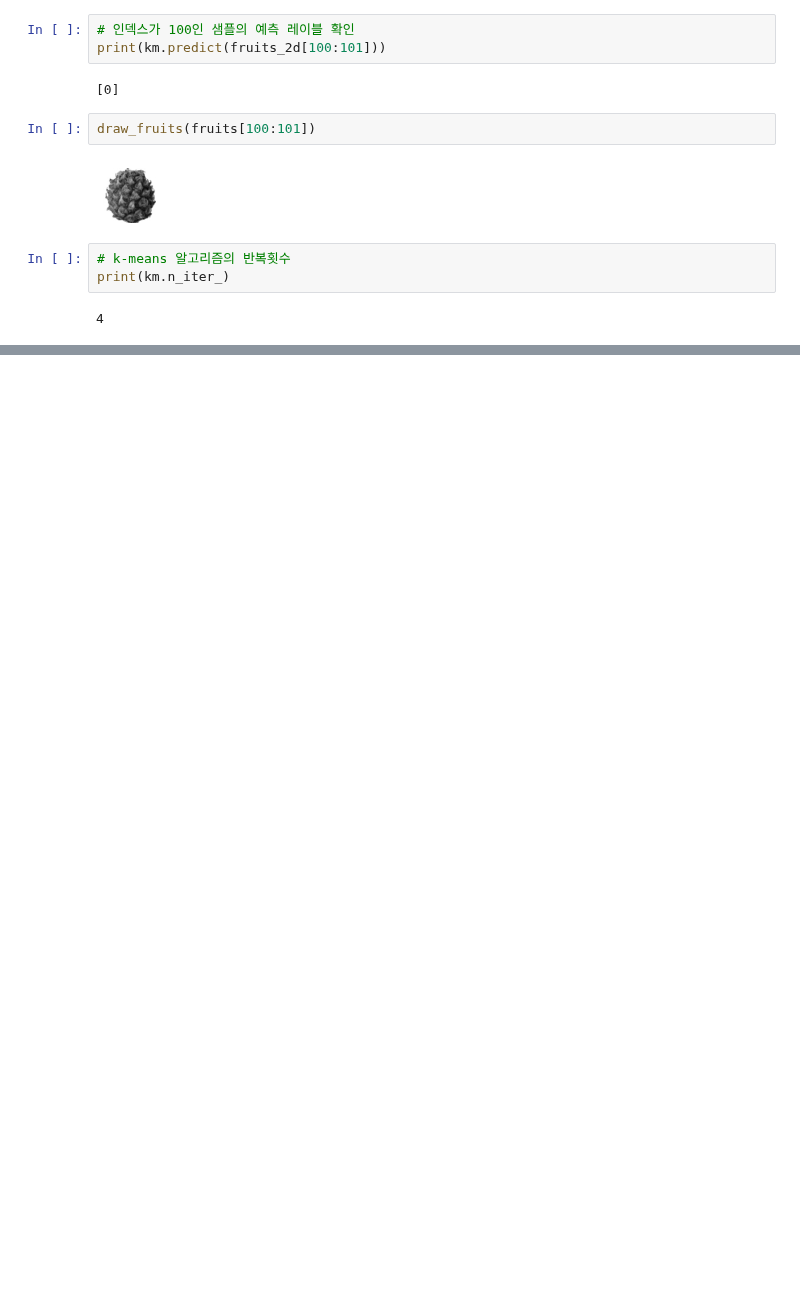
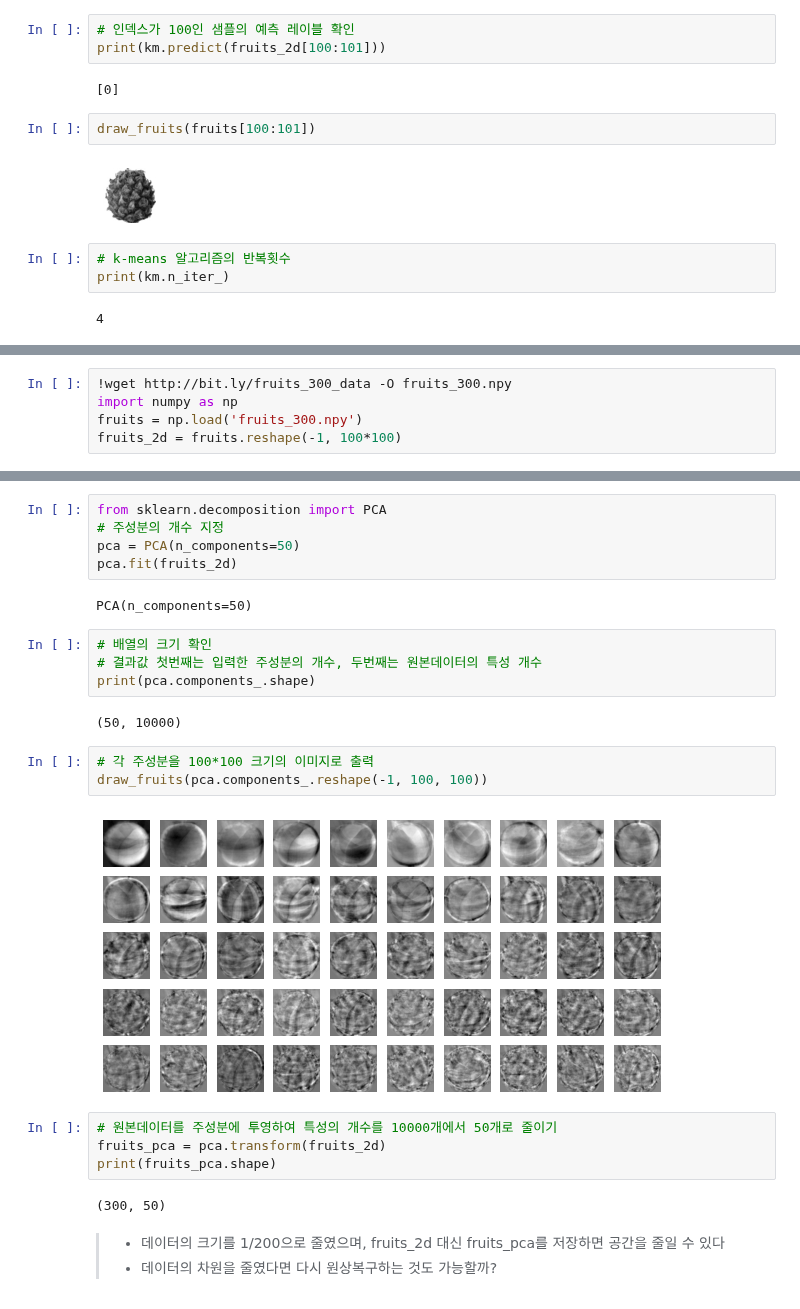
Before and after one commit to mini3713/mini3713, a Jupyter notebook: machine learning & deep learning/HG_06_Unsupervised_learning.ipynb, the cells around one changed output, grey strips where cells are left out. Drawn from its saved outputs; the diff is of its cells as text; blank space fills up the shorter version.

```diff
--- a/machine learning & deep learning/HG_06_Unsupervised_learning.ipynb
+++ b/machine learning & deep learning/HG_06_Unsupervised_learning.ipynb
@@ -261,0 +290,5 @@ print(km.n_iter_)
+# %%
+!wget http://bit.ly/fruits_300_data -O fruits_300.npy
+import numpy as np
+fruits = np.load('fruits_300.npy')
+fruits_2d = fruits.reshape(-1, 100*100)
@@ -261,0 +316,27 @@ print(km.n_iter_)
+# %%
+from sklearn.decomposition import PCA
+# 주성분의 개수 지정
+pca = PCA(n_components=50)
+pca.fit(fruits_2d)
+# %% [output]
+PCA(n_components=50)
+# %%
+# 배열의 크기 확인
+# 결과값 첫번째는 입력한 주성분의 개수, 두번째는 원본데이터의 특성 개수
+print(pca.components_.shape)
+# %% [output]
+(50, 10000)
+# %%
+# 각 주성분을 100*100 크기의 이미지로 출력
+draw_fruits(pca.components_.reshape(-1, 100, 100))
+# %% [output]
+[figure, added]
+# %%
+# 원본데이터를 주성분에 투영하여 특성의 개수를 10000개에서 50개로 줄이기
+fruits_pca = pca.transform(fruits_2d)
+print(fruits_pca.shape)
+# %% [output]
+(300, 50)
+# %% [markdown]
+> * 데이터의 크기를 1/200으로 줄였으며, fruits_2d 대신 fruits_pca를 저장하면 공간을 줄일 수 있다
+> * 데이터의 차원을 줄였다면 다시 원상복구하는 것도 가능할까?
```
Also changed, not shown: parts of 27 cells of this notebook.
